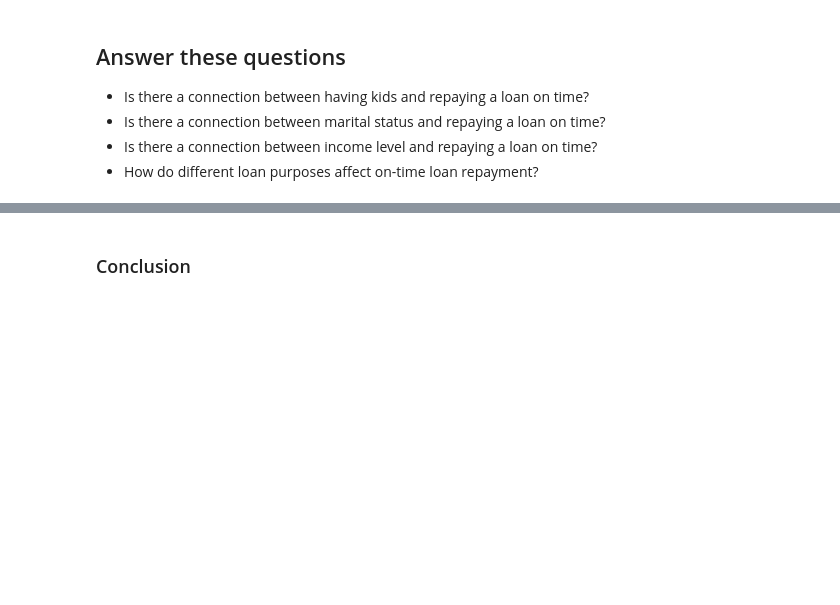
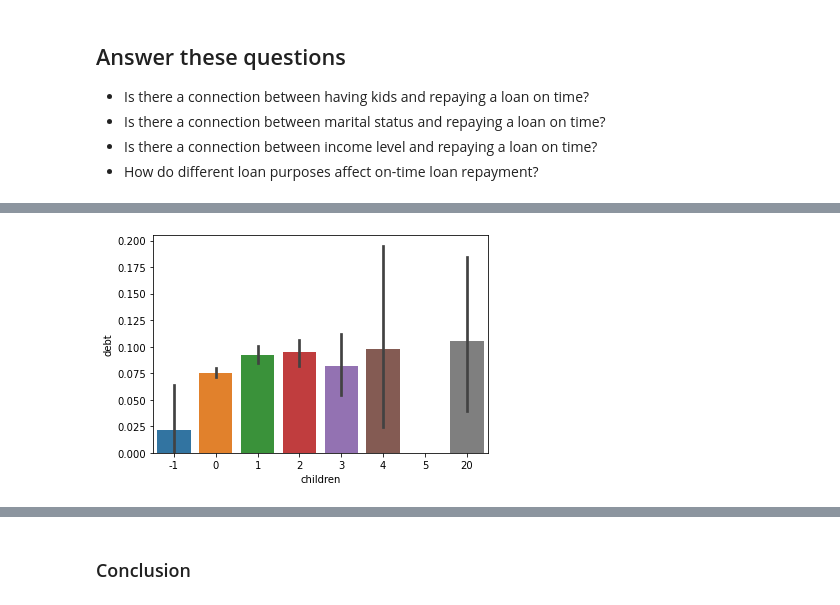
Before and after one commit to huseyintunc04/ds1, a Jupyter notebook: credit_scoring.ipynb, the cells around one changed output, grey strips where cells are left out. Drawn from its saved outputs; the diff is of its cells as text; code cells hidden in the pictures; blank space fills up the shorter version.

```diff
--- a/credit_scoring.ipynb
+++ b/credit_scoring.ipynb
@@ -155,0 +181,4 @@ dtype: object
+# %%
+sns.barplot(x = "children", y = "debt", data = dfc);
+# %% [output]
+[figure, added]
```
Also changed, not shown: parts of 12 cells of this notebook.
